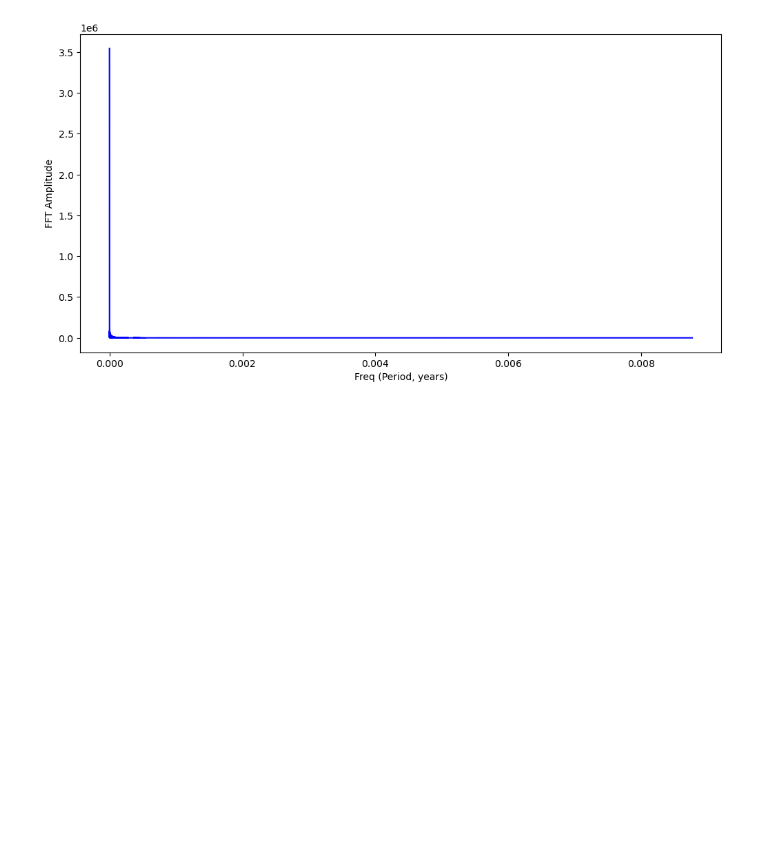
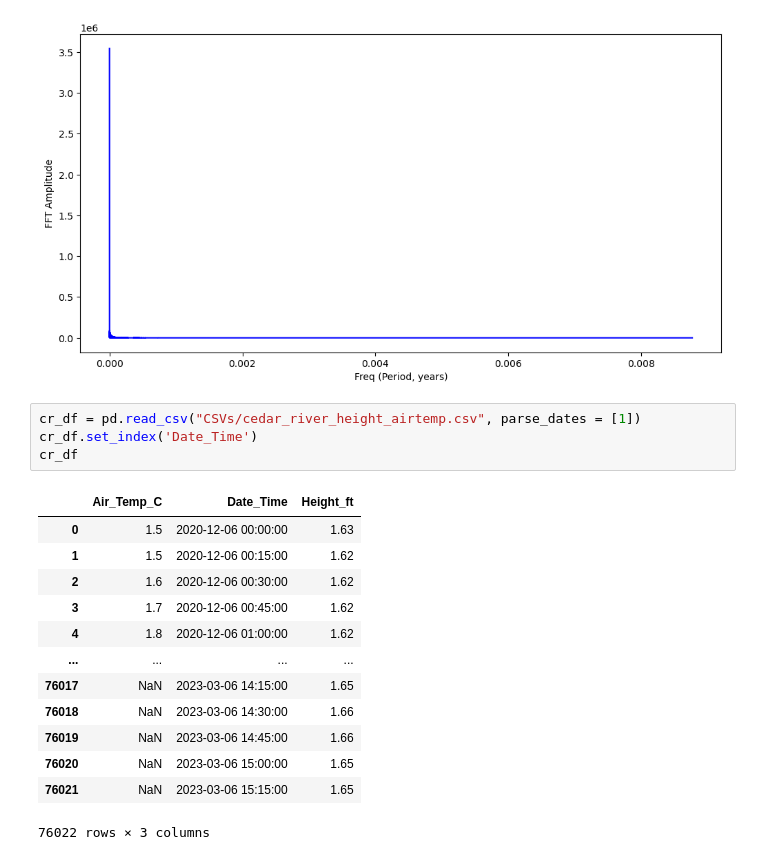
Before and after one commit to tydunn1/Nooksack_River_Analysis, a Jupyter notebook: Final.ipynb, the cells around one changed output. Cells and saved outputs as stored; diff of their text form; blank space fills up the shorter version.

```diff
--- a/Final.ipynb
+++ b/Final.ipynb
@@ -155,3 +155,21 @@ plt.ylabel('FFT Amplitude')
 # %% [output]
 Text(0, 0.5, 'FFT Amplitude')
 [figure]
+# %%
+cr_df = pd.read_csv("CSVs/cedar_river_height_airtemp.csv", parse_dates = [1])
+cr_df.set_index('Date_Time')
+cr_df
+# %% [output]
+|  | Air_Temp_C | Date_Time | Height_ft |
+| 0 | 1.5 | 2020-12-06 00:00:00 | 1.63 |
+| 1 | 1.5 | 2020-12-06 00:15:00 | 1.62 |
+| 2 | 1.6 | 2020-12-06 00:30:00 | 1.62 |
+| 3 | 1.7 | 2020-12-06 00:45:00 | 1.62 |
+| 4 | 1.8 | 2020-12-06 01:00:00 | 1.62 |
+| ... | ... | ... | ... |
+| 76017 | NaN | 2023-03-06 14:15:00 | 1.65 |
+| 76018 | NaN | 2023-03-06 14:30:00 | 1.66 |
+| 76019 | NaN | 2023-03-06 14:45:00 | 1.66 |
+| 76020 | NaN | 2023-03-06 15:00:00 | 1.65 |
+| 76021 | NaN | 2023-03-06 15:15:00 | 1.65 |
+76022 rows × 3 columns
```
Also changed, not shown: parts of 2 cells of this notebook, 7 other files.
